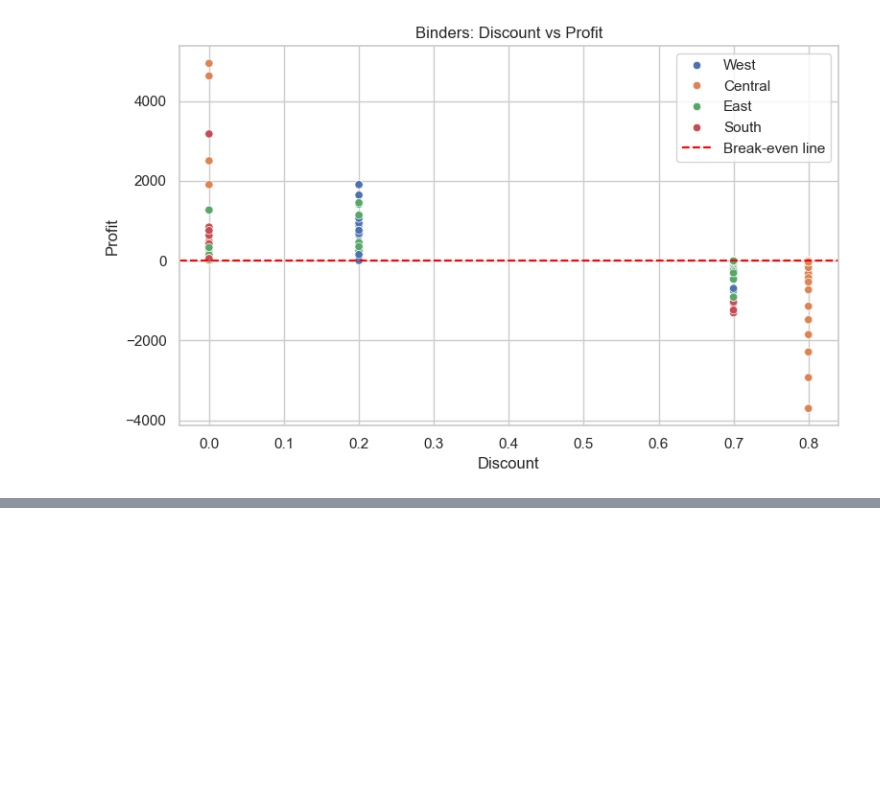
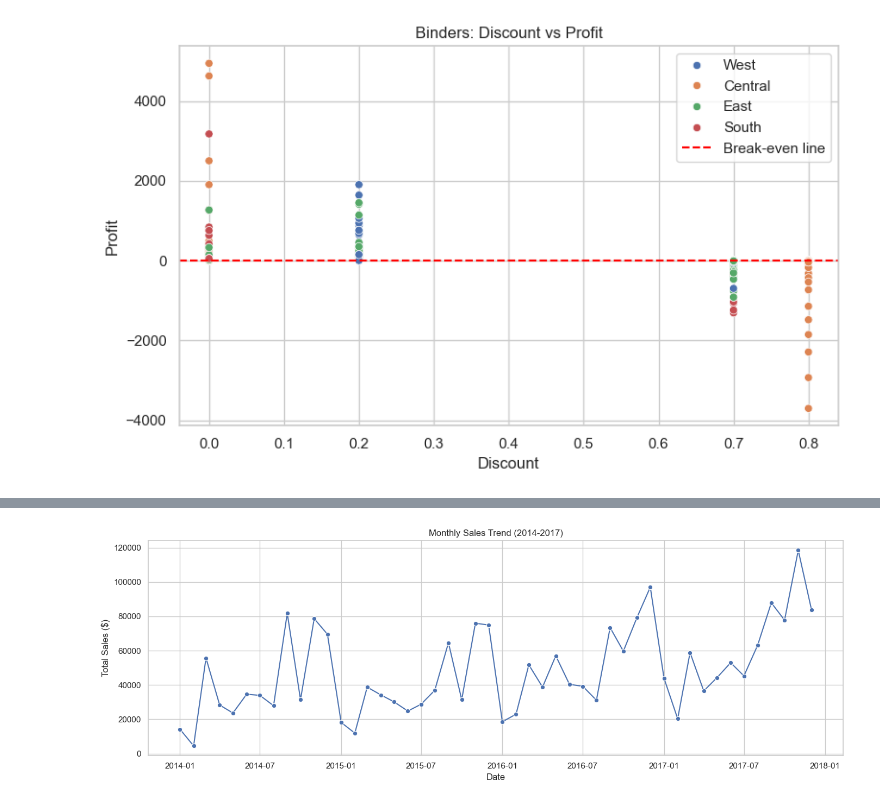
Before and after one commit to pasmala2004/sales-analytics-project, a Jupyter notebook: notebook/01_data_exploration.ipynb, the cells around one changed output, grey strips where cells are left out. Saved outputs shown, nothing was run; the diff lists cells and outputs as text; code cells hidden in the pictures; blank space fills up the shorter version.

```diff
--- a/notebook/01_data_exploration.ipynb
+++ b/notebook/01_data_exploration.ipynb
@@ -146,0 +234,17 @@ plt.show()
+# %%
+# Sales trend over time
+df['Year'] = df['Order Date'].dt.year
+df['Month'] = df['Order Date'].dt.month
+
+monthly_sales = df.groupby(['Year', 'Month'])['Sales'].sum().reset_index()
+monthly_sales['Date'] = pd.to_datetime(monthly_sales[['Year', 'Month']].assign(Day=1))
+
+plt.figure(figsize=(14, 5))
+sns.lineplot(data=monthly_sales, x='Date', y='Sales', marker='o')
+plt.title("Monthly Sales Trend (2014-2017)")
+plt.ylabel("Total Sales ($)")
+plt.xlabel("Date")
+plt.tight_layout()
+plt.show()
+# %% [output]
+[figure, added]
```
Also changed, not shown: parts of 8 cells of this notebook, 1 other file.
